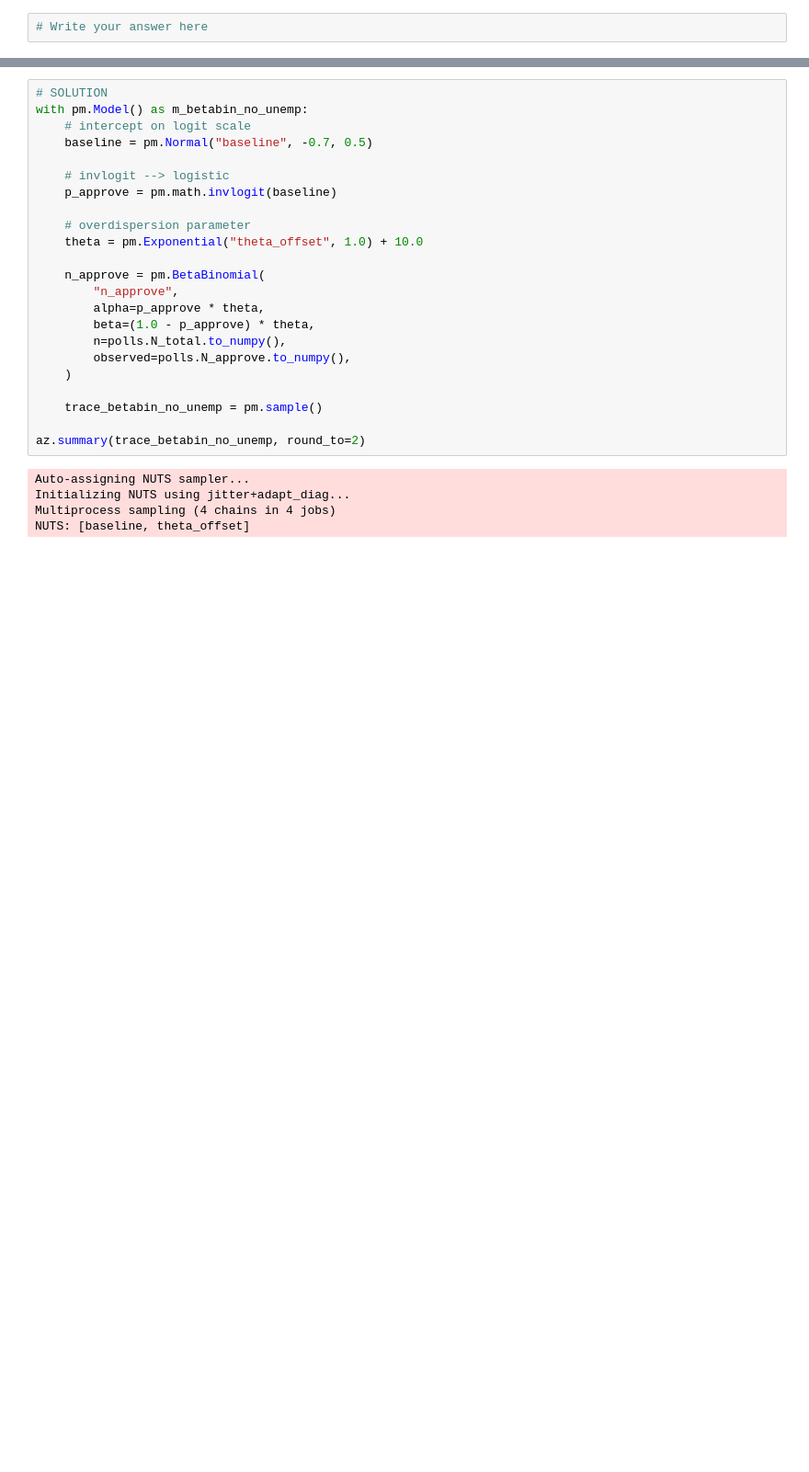
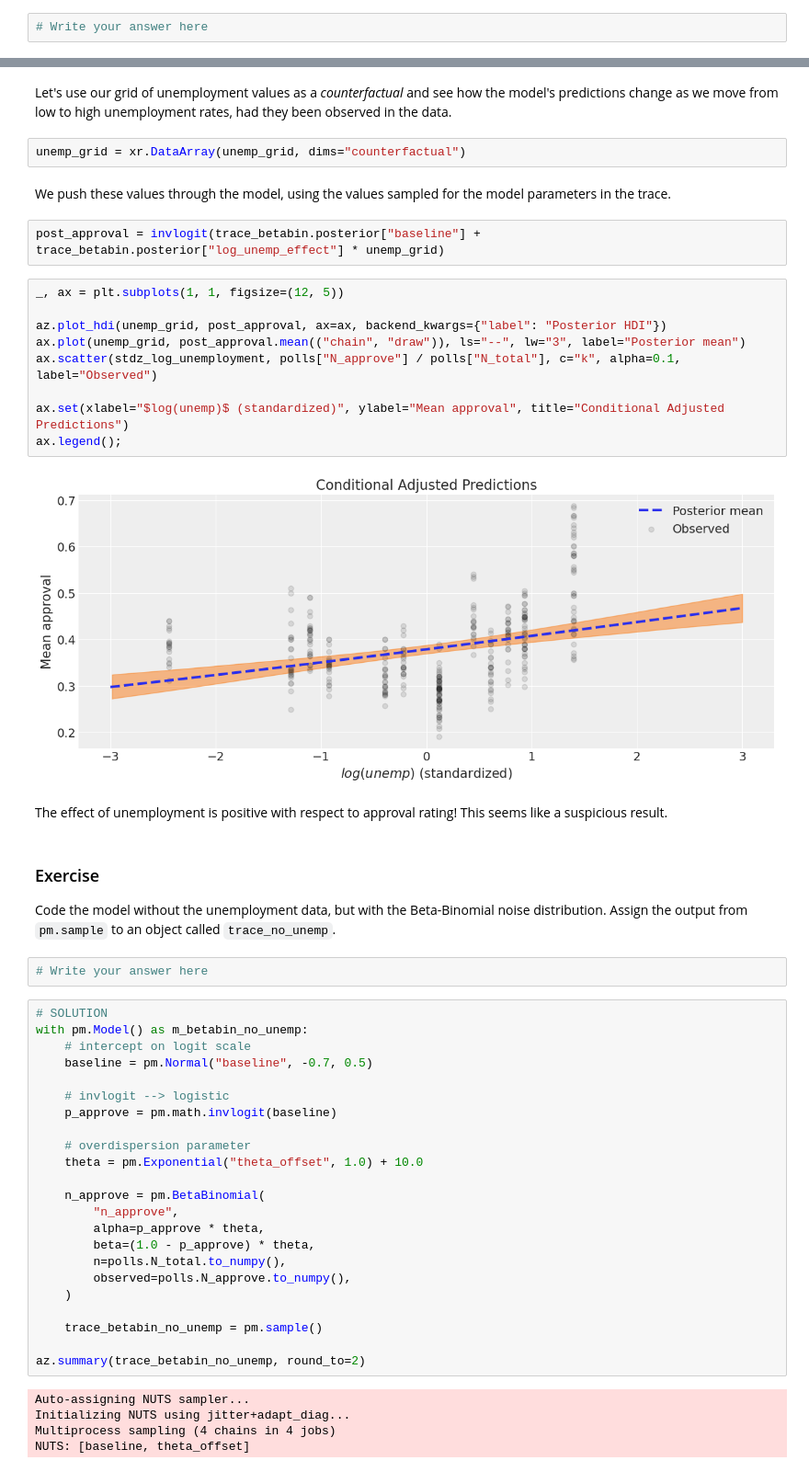
Before and after one commit to fonnesbeck/bayes_course_june_2024, a Jupyter notebook: notebooks/Section2_3-Generalized_Linear_Models.ipynb, the cells around one changed output, grey strips where cells are left out. Shown at 92% size. Cells and saved outputs as stored; diff of their text form; blank space fills up the shorter version.

```diff
--- a/notebooks/Section2_3-Generalized_Linear_Models.ipynb
+++ b/notebooks/Section2_3-Generalized_Linear_Models.ipynb
@@ -960,3 +927,30 @@ Try to code up the respective model and compare the results to the three previou
+# %% [markdown]
+Let's use our grid of unemployment values as a *counterfactual* and see how the model's predictions change as we move from low to high unemployment rates, had they been observed in the data.
+# %%
+unemp_grid = xr.DataArray(unemp_grid, dims="counterfactual")
+# %% [markdown]
+We push these values through the model, using the values sampled for the model parameters in the trace.
+# %%
+post_approval = invlogit(trace_betabin.posterior["baseline"] + trace_betabin.posterior["log_unemp_effect"] * unemp_grid)
+# %%
+_, ax = plt.subplots(1, 1, figsize=(12, 5))
+
+az.plot_hdi(unemp_grid, post_approval, ax=ax, backend_kwargs={"label": "Posterior HDI"})
+ax.plot(unemp_grid, post_approval.mean(("chain", "draw")), ls="--", lw="3", label="Posterior mean")
+ax.scatter(stdz_log_unemployment, polls["N_approve"] / polls["N_total"], c="k", alpha=0.1, label="Observed")
+
+ax.set(xlabel="$log(unemp)$ (standardized)", ylabel="Mean approval", title="Conditional Adjusted Predictions")
+ax.legend();
+# %% [output]
+[figure, added]
+# %% [markdown]
+The effect of unemployment is positive with respect to approval rating! This seems like a suspicious result.
+# %% [markdown]
+### Exercise
+
+Code the model without the unemployment data, but with the Beta-Binomial noise distribution. Assign the output from `pm.sample` to an object called `trace_no_unemp`.
+# %%
+# Write your answer here
 # %%
 # SOLUTION
 with pm.Model() as m_betabin_no_unemp:
```
Also changed, not shown: parts of 43 cells of this notebook, 2 other files.
